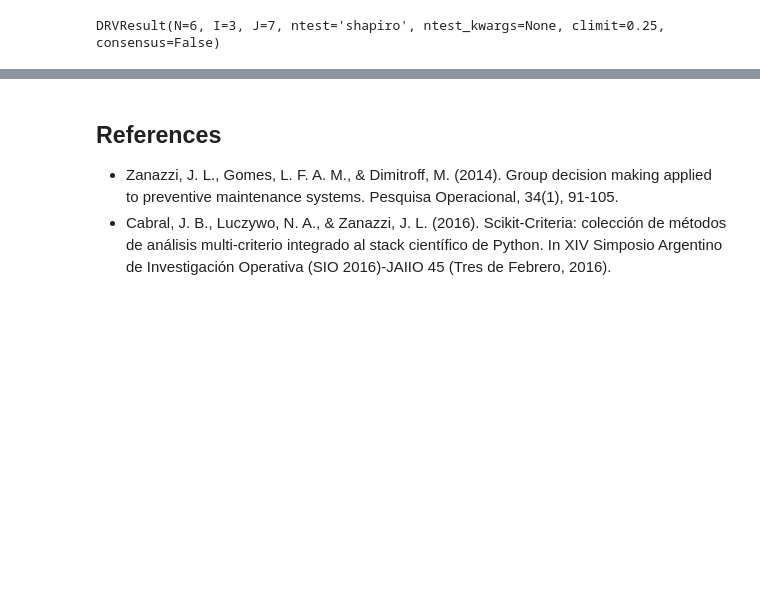
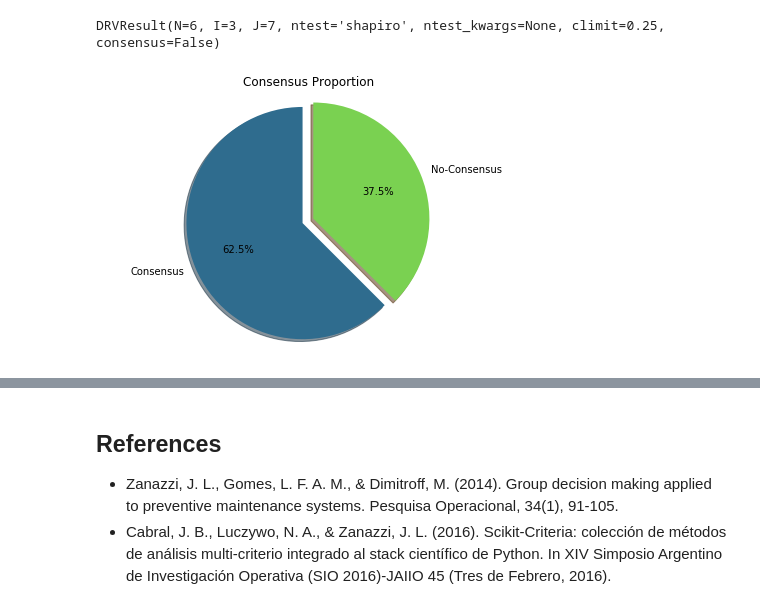
Before and after one commit to leliel12/drv, a Jupyter notebook: notebooks/tutorial.ipynb, the cells around one changed output, grey strips where cells are left out. Cells and saved outputs as stored; diff of their text form; code cells hidden in the pictures; blank space fills up the shorter version.

```diff
--- a/notebooks/tutorial.ipynb
+++ b/notebooks/tutorial.ipynb
@@ -102,4 +102,8 @@ result = dec.decide(weights=wmtx, abc=abc)
 result
 # %% [output]
 DRVResult(N=6, I=3, J=7, ntest='shapiro', ntest_kwargs=None, climit=0.25, consensus=False)
+# %%
+result.plot.consensus(plot_kwargs={"startangle": 90, "shadow": 1});
+# %% [output]
+[figure, added]
 # %%
```
Also changed, not shown: parts of 8 cells of this notebook, 5 other files.
